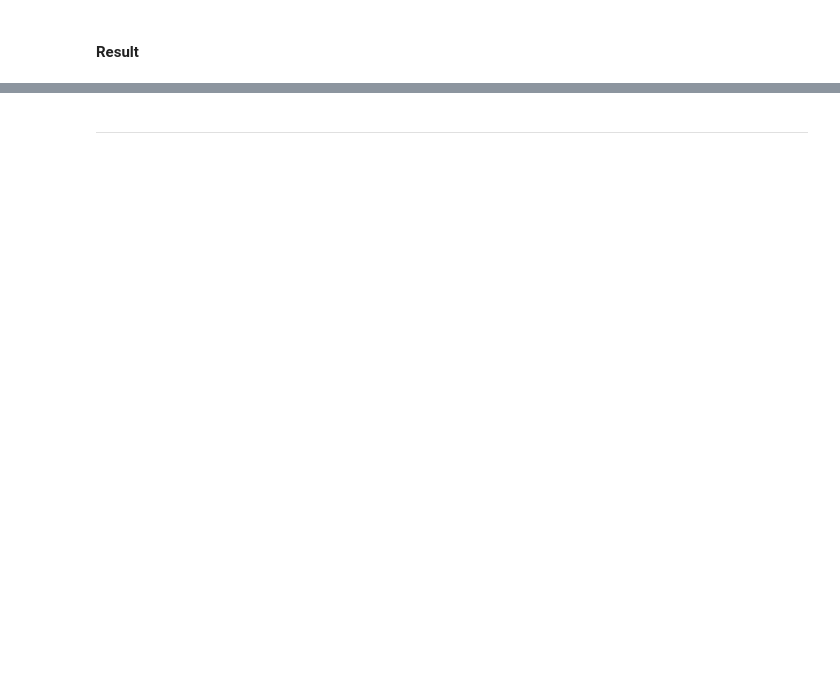
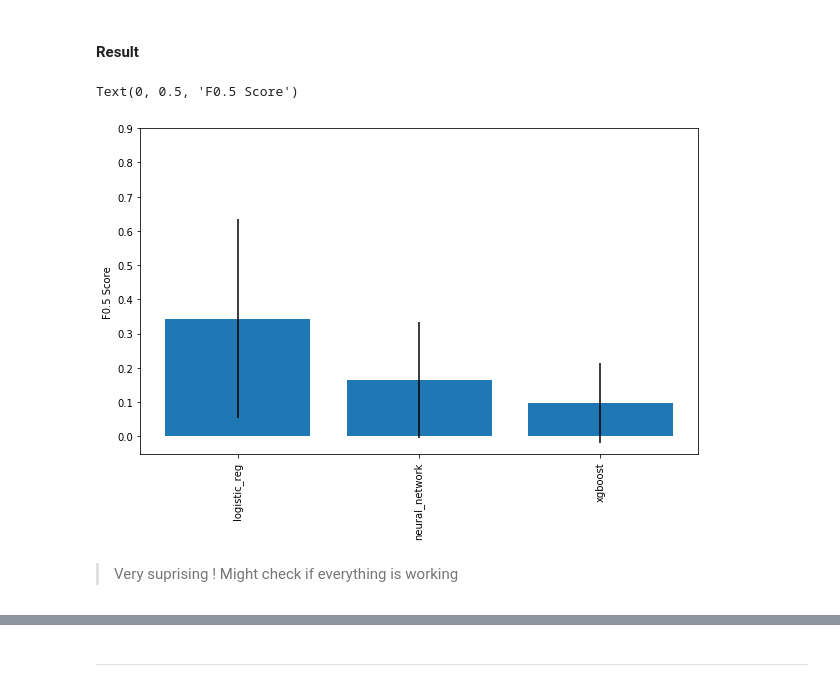
Before and after one commit to AmineDiro/Hotel-Bookings, a Jupyter notebook: TP2- Part 2 .ipynb, the cells around one changed output, grey strips where cells are left out. Drawn from its saved outputs; the diff is of its cells as text; code cells hidden in the pictures; blank space fills up the shorter version.

```diff
--- a/TP2- Part 2 .ipynb
+++ b/TP2- Part 2 .ipynb
@@ -333,2 +377,20 @@ We will need to check if using Imbalanced Machine learning Algorithms helps the
 # %% [markdown]
 #### Result
+# %%
+res =pd.read_csv('spot_check_unbalanced.csv',index_col=0)
+res = res.drop('score')
+res =res.astype('float')
+# %%
+ind = np.arange(res.loc['mean_score'].shape[0])
+plt.figure(figsize=(10, 6))
+
+plt.bar(ind,height=res.loc['mean_score'].values,yerr=res.loc['std_score'])
+plt.xticks(ind, list(res.columns),rotation='vertical')
+plt.yticks(np.arange(0, 1, 0.1))
+plt.ylabel('F0.5 Score')
+# %% [output]
+Text(0, 0.5, 'F0.5 Score')
+[figure, added]
+# %% [markdown]
+
+>  Very suprising ! Might check if everything is working
```
Also changed, not shown: parts of 18 cells of this notebook, 10 other files.
